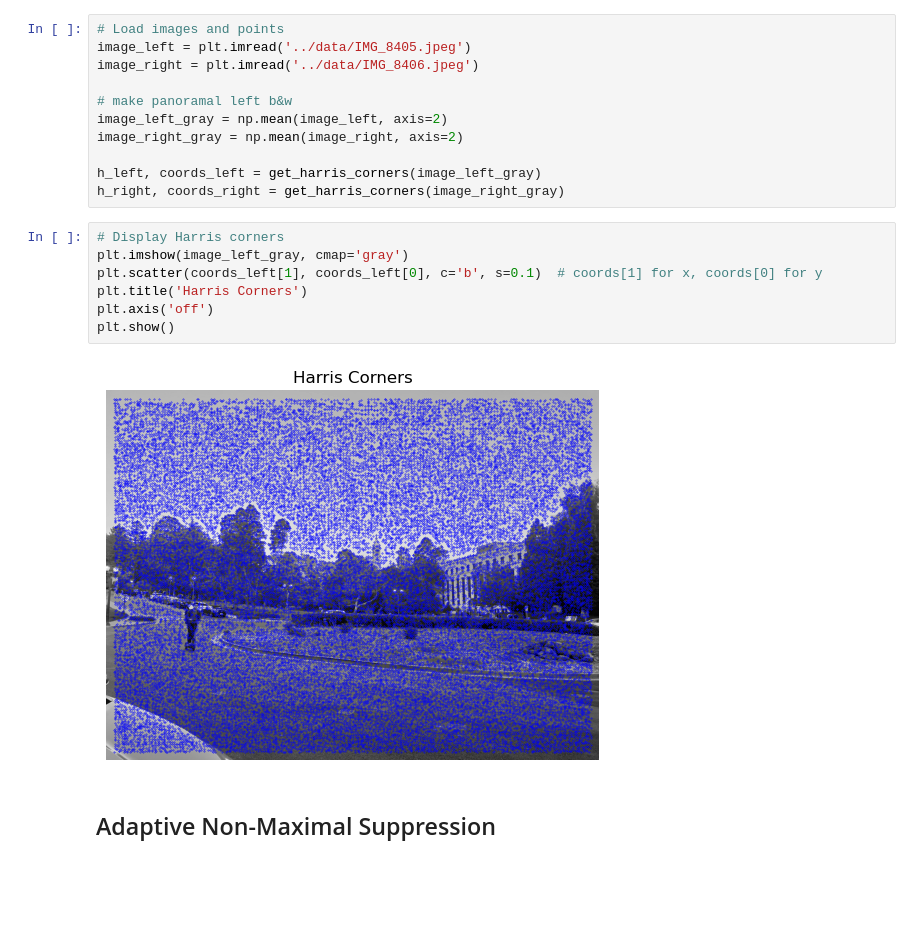
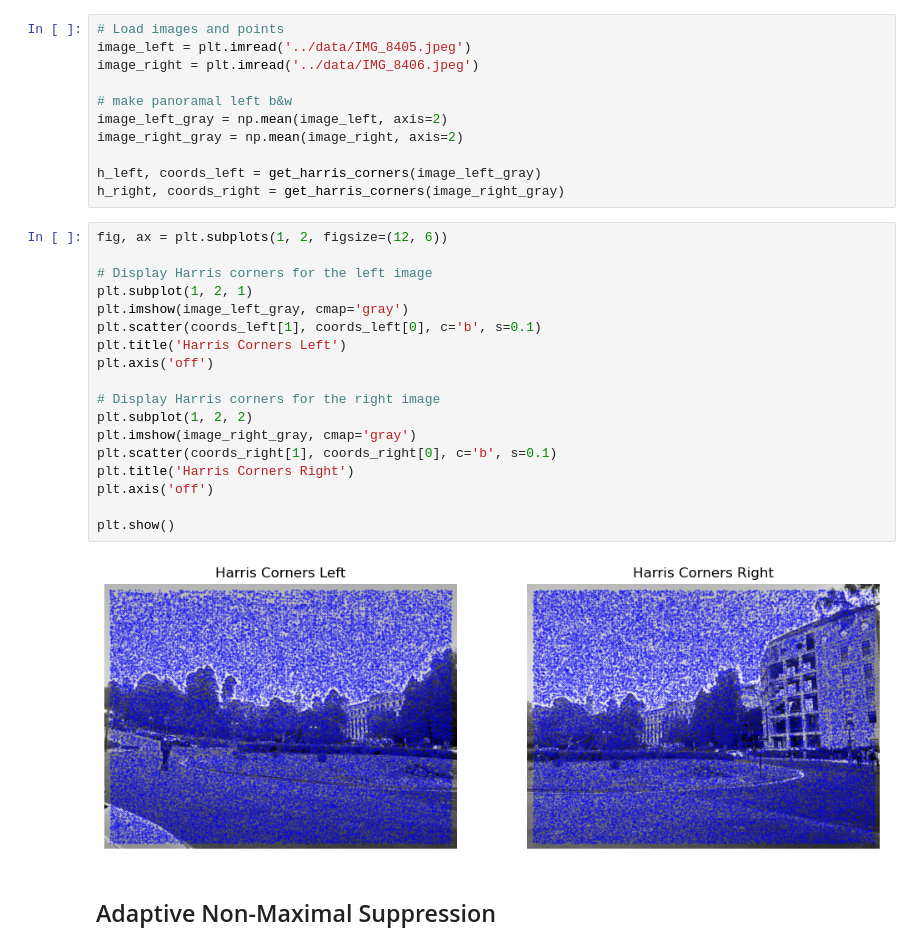
Before and after one commit to filipbagen/cs-180, a Jupyter notebook: p4-image-warping-and-mosaicing/code/4b.ipynb, the cells around one changed output. Drawn from its saved outputs; the diff is of its cells as text; blank space fills up the shorter version.

```diff
--- a/p4-image-warping-and-mosaicing/code/4b.ipynb
+++ b/p4-image-warping-and-mosaicing/code/4b.ipynb
@@ -21,14 +21,25 @@ image_right_gray = np.mean(image_right, axis=2)
 h_left, coords_left = get_harris_corners(image_left_gray)
 h_right, coords_right = get_harris_corners(image_right_gray)
 # %%
-# Display Harris corners
+fig, ax = plt.subplots(1, 2, figsize=(12, 6))
+
+# Display Harris corners for the left image
+plt.subplot(1, 2, 1)
 plt.imshow(image_left_gray, cmap='gray')
-plt.scatter(coords_left[1], coords_left[0], c='b', s=0.1)  # coords[1] for x, coords[0] for y
-plt.title('Harris Corners')
+plt.scatter(coords_left[1], coords_left[0], c='b', s=0.1)
+plt.title('Harris Corners Left')
 plt.axis('off')
+
+# Display Harris corners for the right image
+plt.subplot(1, 2, 2)
+plt.imshow(image_right_gray, cmap='gray')
+plt.scatter(coords_right[1], coords_right[0], c='b', s=0.1)
+plt.title('Harris Corners Right')
+plt.axis('off')
+
 plt.show()
 # %% [output]
-[figure, old version]
+[figure, new version]
 # %% [markdown]
 ## Adaptive Non-Maximal Suppression
 # %%
```
Also changed, not shown: parts of 4 cells of this notebook, 4 other files.
